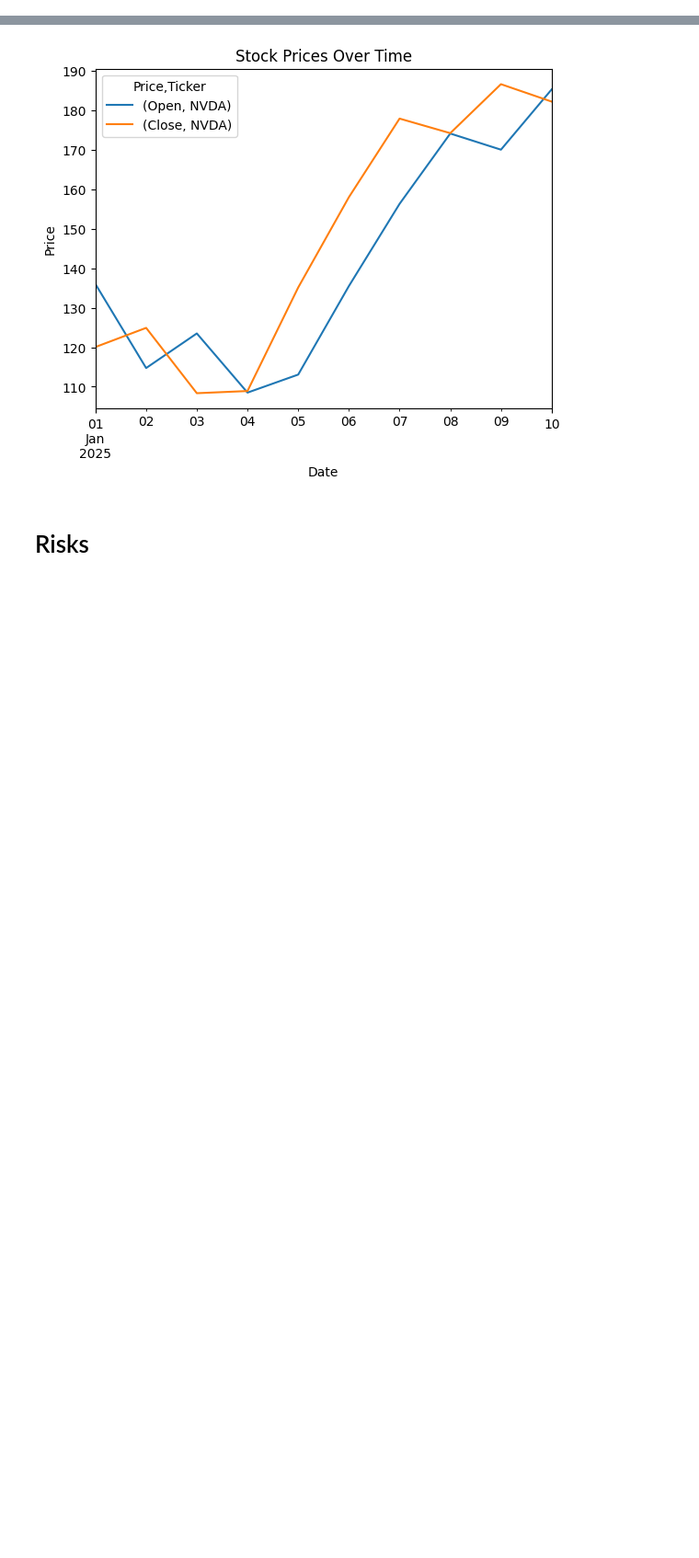
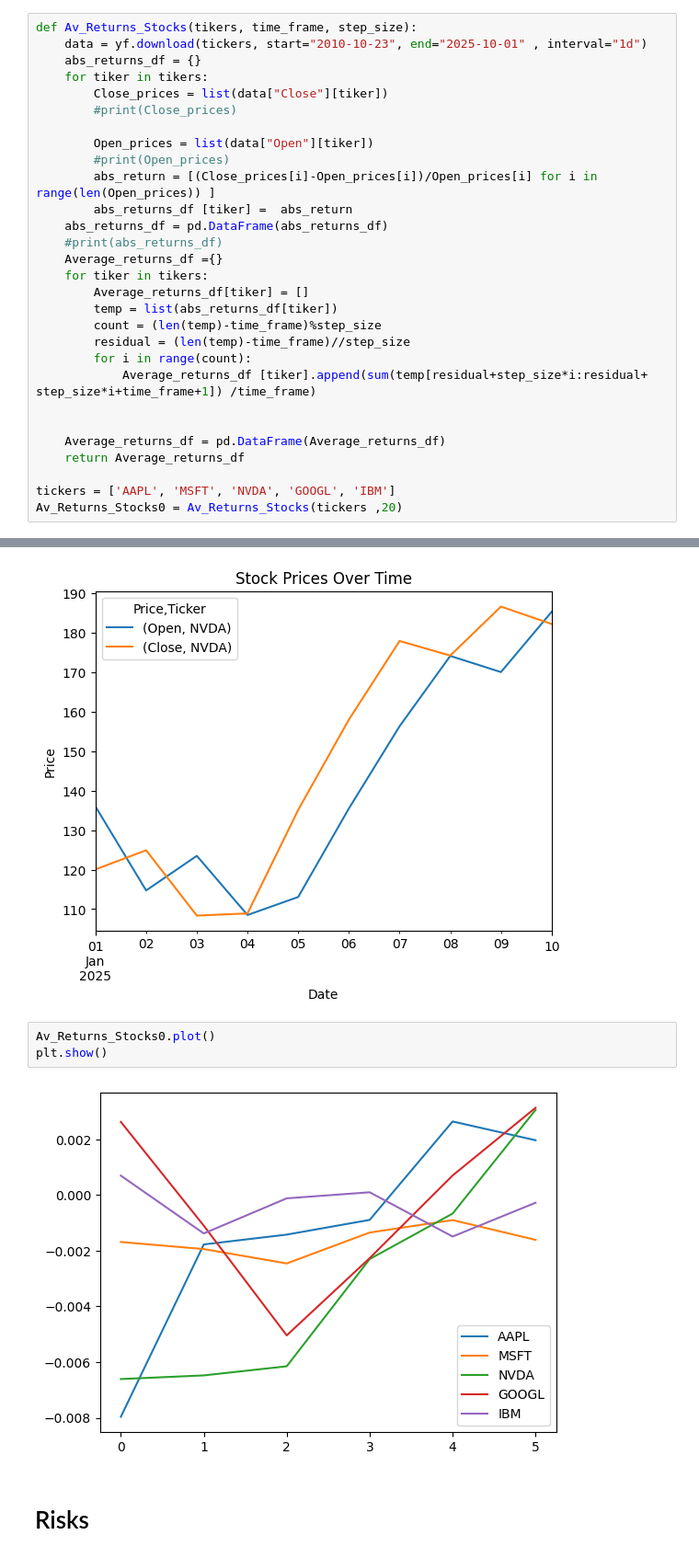
Before and after one commit to Ali-Hassanzadeh1995/Coding_class_2025-Project, a Jupyter notebook: Yfainance.ipynb, the cells around one changed output, grey strips where cells are left out. Shown at 92% size. Drawn from its saved outputs; the diff is of its cells as text; blank space fills up the shorter version.

```diff
--- a/Yfainance.ipynb
+++ b/Yfainance.ipynb
@@ -154,0 +175,29 @@ Returns_Stocks(tickers)
+# %%
+def Av_Returns_Stocks(tikers, time_frame, step_size):
+    data = yf.download(tickers, start="2010-10-23", end="2025-10-01" , interval="1d")
+    abs_returns_df = {}
+    for tiker in tikers:
+        Close_prices = list(data["Close"][tiker])
+        #print(Close_prices)
+
+        Open_prices = list(data["Open"][tiker])
+        #print(Open_prices)
+        abs_return = [(Close_prices[i]-Open_prices[i])/Open_prices[i] for i in range(len(Open_prices)) ]
+        abs_returns_df [tiker] =  abs_return
+    abs_returns_df = pd.DataFrame(abs_returns_df)
+    #print(abs_returns_df)
+    Average_returns_df ={}
+    for tiker in tikers:
+        Average_returns_df[tiker] = []
+        temp = list(abs_returns_df[tiker])
+        count = (len(temp)-time_frame)%step_size
+        residual = (len(temp)-time_frame)//step_size
+        for i in range(count):
+            Average_returns_df [tiker].append(sum(temp[residual+step_size*i:residual+ step_size*i+time_frame+1]) /time_frame)
+
+
+    Average_returns_df = pd.DataFrame(Average_returns_df)
+    return Average_returns_df
+
+tickers = ['AAPL', 'MSFT', 'NVDA', 'GOOGL', 'IBM']
+Av_Returns_Stocks0 = Av_Returns_Stocks(tickers ,20)
@@ -183,6 +234,11 @@ plt.ylabel("Price")
 plt.show()
 # %% [output]
 [figure]
+# %%
+Av_Returns_Stocks0.plot()
+plt.show()
+# %% [output]
+[figure, added]
 # %% [markdown]
 # Risks
 # %%
```
Also changed, not shown: parts of 7 cells of this notebook, 5 other files.
